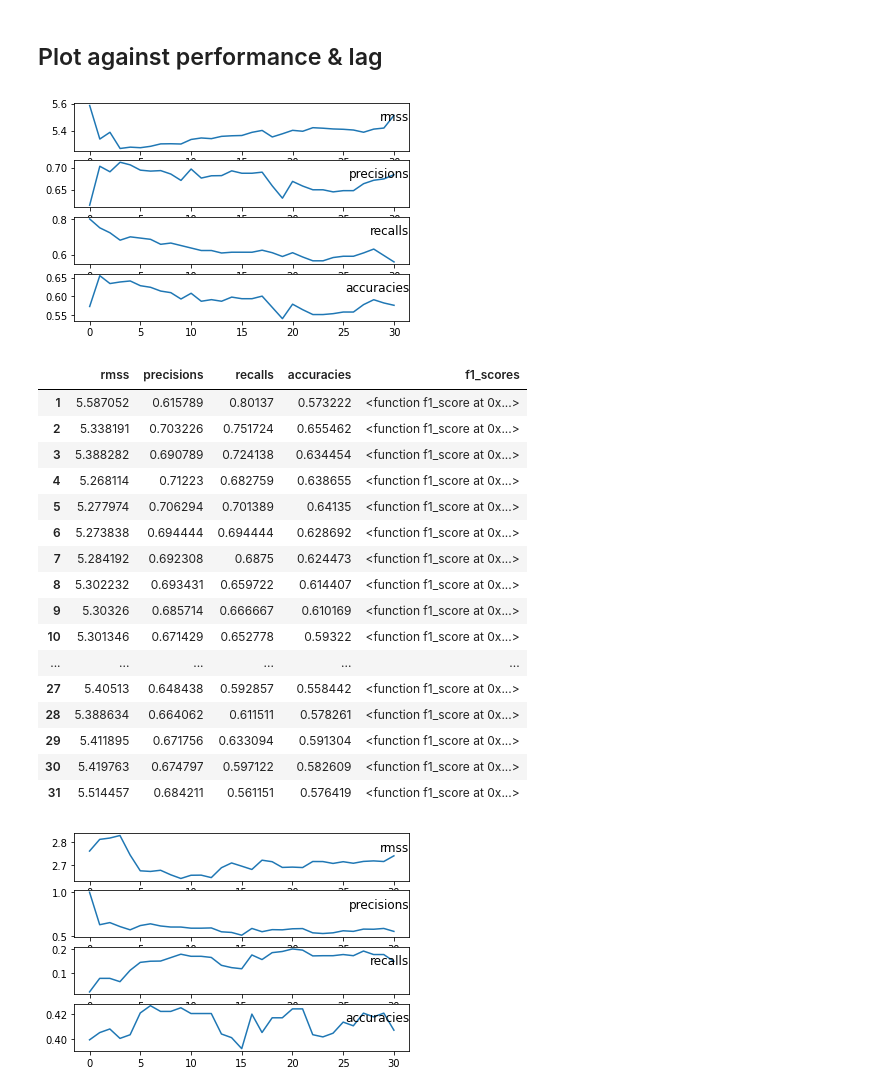
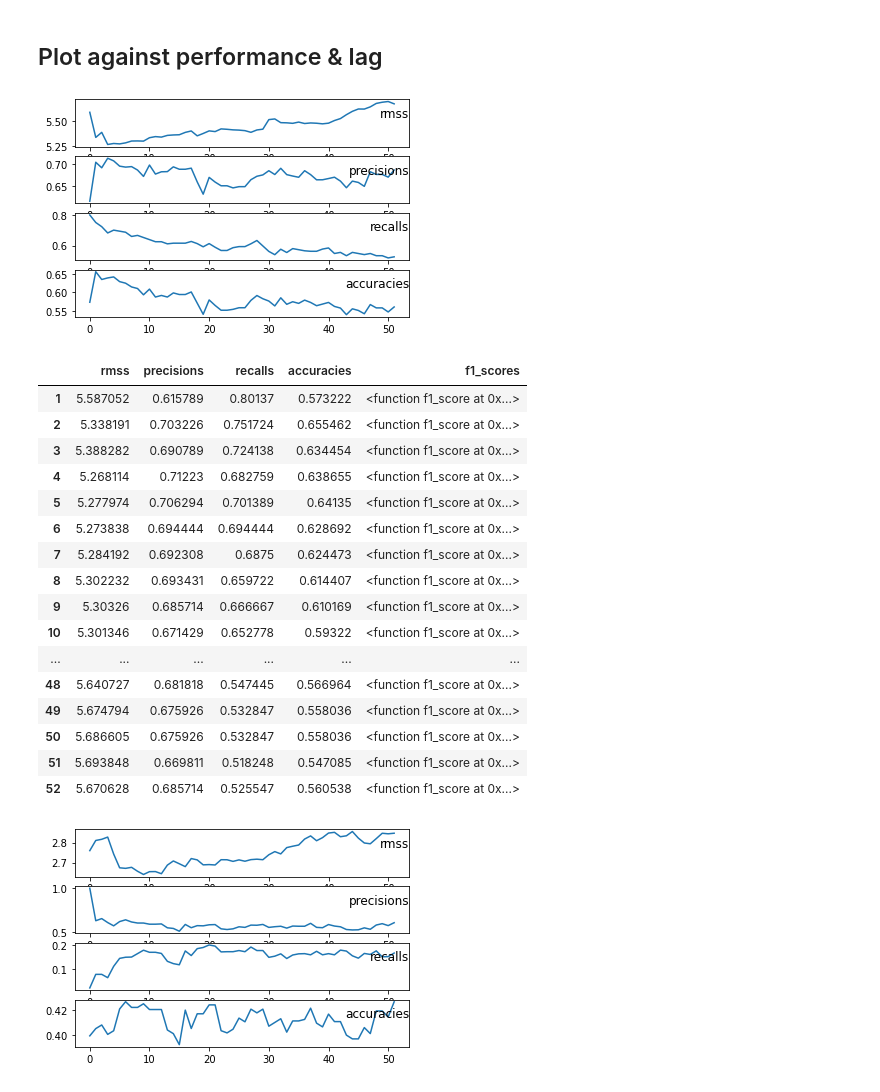
Before and after one commit to yuanxing-y/cs3244-project, a Jupyter notebook: Linear Regression/Linear Regression Pipeline.ipynb, the cells around one changed output. Saved outputs shown, nothing was run; the diff lists cells and outputs as text; code cells hidden in the pictures.

```diff
--- a/Linear Regression/Linear Regression Pipeline.ipynb
+++ b/Linear Regression/Linear Regression Pipeline.ipynb
@@ -89,7 +89,7 @@ def shift(df, n):
     return new_df
 # %%
 # Automate pipeline to generate training and testing datasets based on lag
-def generate_train_test(lag, avg = "weekly", *datasets):
+def generate_train_test(lag, datasets, avg = "weekly"):
     """
     Return the training and testing dataset, uncomment to transform df to csv after feature selections
     """
@@ -371,7 +371,7 @@ F1-score: 0.126
 ## Plot against performance & lag
 # %%
 def linear_regression_clean(name, df_stock, lag, aggr_fun='weekly'):
-    train_stock, test_stock = generate_train_test(lag, aggr_fun, df_stock)
+    train_stock, test_stock = generate_train_test(lag, df_stock, aggr_fun)
 
     model_stock = LinearRegression()
     x_train_stock = train_stock.drop(['Close (t)', 'movement'], axis=1)
@@ -409,7 +409,7 @@ def plot_lag_to_performance(name, df_stock, aggr_fun='weekly'):
     accuracies = []
     f1_scores = []
 
-    lag_range = [i for i in range(1, 32)]
+    lag_range = [i for i in range(1, 53)]
 
     # get performance df
     for i in lag_range:
@@ -438,9 +438,9 @@ def plot_lag_to_performance(name, df_stock, aggr_fun='weekly'):
 
     return df_perform
 # %%
-df_perform_aapl = plot_lag_to_performance(name='Apple', df_stock=df_aapl)
+df_perform_aapl = plot_lag_to_performance(name='Apple', df_stock=[df_aapl])
 # %% [output]
-[figure, old version]
+[figure, new version]
 # %%
 df_perform_aapl  # 4 (1 month)
 # %% [output]
@@ -456,15 +456,15 @@ df_perform_aapl  # 4 (1 month)
 | 9 | 5.30326 | 0.685714 | 0.666667 | 0.610169 | <function f1_score at 0x...> |
 | 10 | 5.301346 | 0.671429 | 0.652778 | 0.59322 | <function f1_score at 0x...> |
 | ... | ... | ... | ... | ... | ... |
-| 27 | 5.40513 | 0.648438 | 0.592857 | 0.558442 | <function f1_score at 0x...> |
-| 28 | 5.388634 | 0.664062 | 0.611511 | 0.578261 | <function f1_score at 0x...> |
-| 29 | 5.411895 | 0.671756 | 0.633094 | 0.591304 | <function f1_score at 0x...> |
-| 30 | 5.419763 | 0.674797 | 0.597122 | 0.582609 | <function f1_score at 0x...> |
-| 31 | 5.514457 | 0.684211 | 0.561151 | 0.576419 | <function f1_score at 0x...> |
+| 48 | 5.640727 | 0.681818 | 0.547445 | 0.566964 | <function f1_score at 0x...> |
+| 49 | 5.674794 | 0.675926 | 0.532847 | 0.558036 | <function f1_score at 0x...> |
+| 50 | 5.686605 | 0.675926 | 0.532847 | 0.558036 | <function f1_score at 0x...> |
+| 51 | 5.693848 | 0.669811 | 0.518248 | 0.547085 | <function f1_score at 0x...> |
+| 52 | 5.670628 | 0.685714 | 0.525547 | 0.560538 | <function f1_score at 0x...> |
 # %%
-df_perform_msft = plot_lag_to_performance(name='Microsoft', df_stock=df_msft)
+df_perform_msft = plot_lag_to_performance(name='Microsoft', df_stock=[df_msft])
 # %% [output]
-[figure, old version]
+[figure, new version]
 # %%
 df_perform_msft  # 7 (2 months?), generally lowest
 # %% [output]
```
Also changed, not shown: parts of 25 cells of this notebook.
